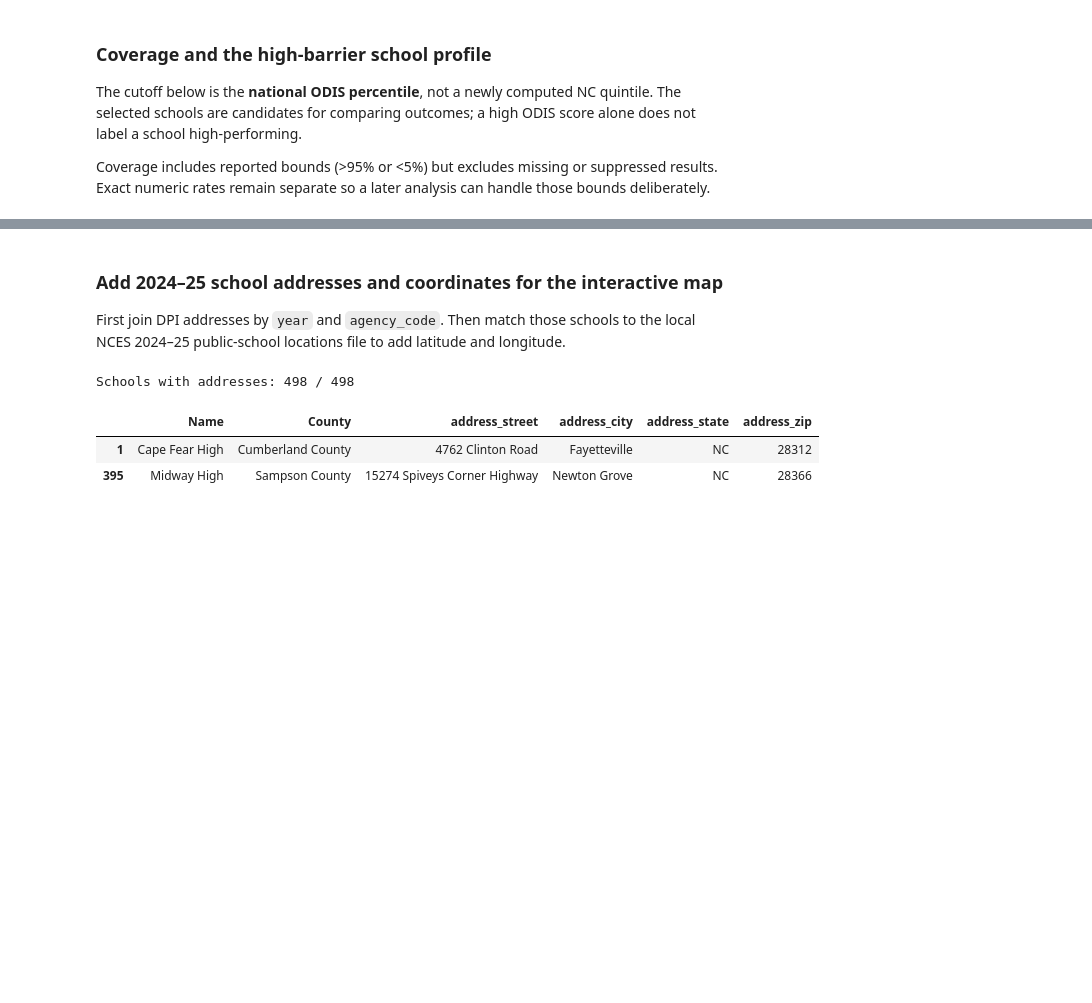
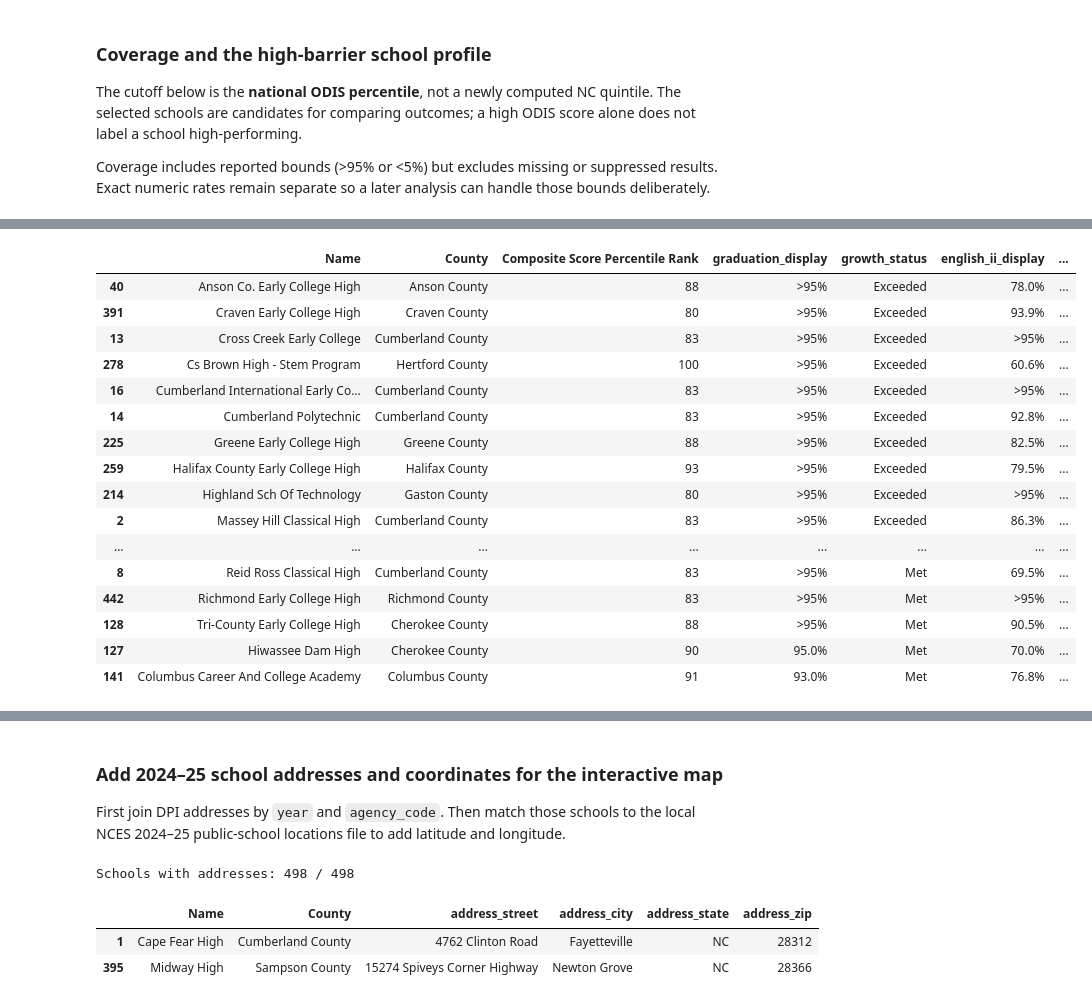
Before and after one commit to k1ngkevin/carolina-data-challenge-26, a Jupyter notebook: main.ipynb, the cells around one changed output, grey strips where cells are left out. Drawn from its saved outputs; the diff is of its cells as text; code cells hidden in the pictures; blank space fills up the shorter version.

Commit message:
graph of high barrier and include masked schools

```diff
--- a/main.ipynb
+++ b/main.ipynb
@@ -257,0 +341,73 @@ display(high_barrier_df.sort_values("Name")[profile_columns].head(20))
+# %%
+def outcome_bounds(data, prefix):
+    """Return conservative lower and upper values for each reported rate."""
+    exact = pd.to_numeric(data[f"{prefix}_pct"], errors="coerce")
+    display_rate = data[f"{prefix}_display"]
+    lower, upper = exact.copy(), exact.copy()
+    above_95 = display_rate.eq(">95%").fillna(False)
+    below_5 = display_rate.eq("<5%").fillna(False)
+    lower.loc[above_95], upper.loc[above_95] = 95, 100
+    lower.loc[below_5], upper.loc[below_5] = 0, 5
+    return lower, upper
+
+
+benchmark_rows = []
+academic_benchmarks = {}
+for prefix, label in [
+    ("graduation", "Four-year graduation"),
+    ("english_ii", "English II proficiency"),
+    ("math_1", "Math 1 proficiency"),
+]:
+    lower, upper = outcome_bounds(performance_df, prefix)
+    lower_median, upper_median = lower.median(), upper.median()
+    assert pd.notna(lower_median) and pd.notna(upper_median)
+    # The upper bound makes passing conservative if a future year's median is uncertain.
+    academic_benchmarks[prefix] = upper_median
+    benchmark_rows.append({
+        "Outcome": label,
+        "Schools with reported rates": int(lower.notna().sum()),
+        "Median lower bound": lower_median,
+        "Median upper bound": upper_median,
+    })
+benchmark_df = pd.DataFrame(benchmark_rows)
+display(benchmark_df)
+
+
+def passes_academic_benchmark(data, prefix, threshold):
+    """Accept exact rates or reported bounds known to clear the benchmark."""
+    exact_pass = data[f"{prefix}_pct"].ge(threshold).fillna(False)
+    above_95_pass = (
+        data[f"{prefix}_display"].eq(">95%").fillna(False)
+        & (threshold <= 95)
+    )
+    return exact_pass | above_95_pass
+
+
+graduation_median = academic_benchmarks["graduation"]
+english_median = academic_benchmarks["english_ii"]
+math_median = academic_benchmarks["math_1"]
+good_outcomes = high_barrier_df.loc[
+    high_barrier_df["growth_status"].isin(["Met", "Exceeded"])
+    & passes_academic_benchmark(high_barrier_df, "graduation", graduation_median)
+    & passes_academic_benchmark(high_barrier_df, "english_ii", english_median)
+    & passes_academic_benchmark(high_barrier_df, "math_1", math_median)
+].copy()
+
+good_outcomes["growth_order"] = good_outcomes["growth_status"].map({
+    "Exceeded": 0, "Met": 1,
+})
+good_outcomes["graduation_over_95"] = (
+    good_outcomes["graduation_display"].eq(">95%").fillna(False)
+)
+ranked = good_outcomes.sort_values(
+    ["growth_order", "graduation_over_95", "graduation_pct", "Name"],
+    ascending=[True, False, False, True],
+).copy()
+assert ranked["agency_code"].is_unique
+print(f"{len(ranked)} of {len(high_barrier_df)} high-barrier schools clear all benchmarks.")
+display(ranked[[
+    "Name", "County", "Composite Score Percentile Rank",
+    "graduation_display", "growth_status", "english_ii_display",
+    "math_1_display", "graduation_n",
+]])
+# %% [output]
@@ -257,0 +419,17 @@ display(high_barrier_df.sort_values("Name")[profile_columns].head(20))
+|  | Name | County | Composite Score Percentile Rank | graduation_display | growth_status | english_ii_display | ... |
+| 40 | Anson Co. Early College High | Anson County | 88 | >95% | Exceeded | 78.0% | ... |
+| 391 | Craven Early College High | Craven County | 80 | >95% | Exceeded | 93.9% | ... |
+| 13 | Cross Creek Early College | Cumberland County | 83 | >95% | Exceeded | >95% | ... |
+| 278 | Cs Brown High - Stem Program | Hertford County | 100 | >95% | Exceeded | 60.6% | ... |
+| 16 | Cumberland International Early Co... | Cumberland County | 83 | >95% | Exceeded | >95% | ... |
+| 14 | Cumberland Polytechnic | Cumberland County | 83 | >95% | Exceeded | 92.8% | ... |
+| 225 | Greene Early College High | Greene County | 88 | >95% | Exceeded | 82.5% | ... |
+| 259 | Halifax County Early College High | Halifax County | 93 | >95% | Exceeded | 79.5% | ... |
+| 214 | Highland Sch Of Technology | Gaston County | 80 | >95% | Exceeded | >95% | ... |
+| 2 | Massey Hill Classical High | Cumberland County | 83 | >95% | Exceeded | 86.3% | ... |
+| ... | ... | ... | ... | ... | ... | ... | ... |
+| 8 | Reid Ross Classical High | Cumberland County | 83 | >95% | Met | 69.5% | ... |
+| 442 | Richmond Early College High | Richmond County | 83 | >95% | Met | >95% | ... |
+| 128 | Tri-County Early College High | Cherokee County | 88 | >95% | Met | 90.5% | ... |
+| 127 | Hiwassee Dam High | Cherokee County | 90 | 95.0% | Met | 70.0% | ... |
+| 141 | Columbus Career And College Academy | Columbus County | 91 | 93.0% | Met | 76.8% | ... |
```
Also changed, not shown: parts of 21 cells of this notebook, 3 other files.
